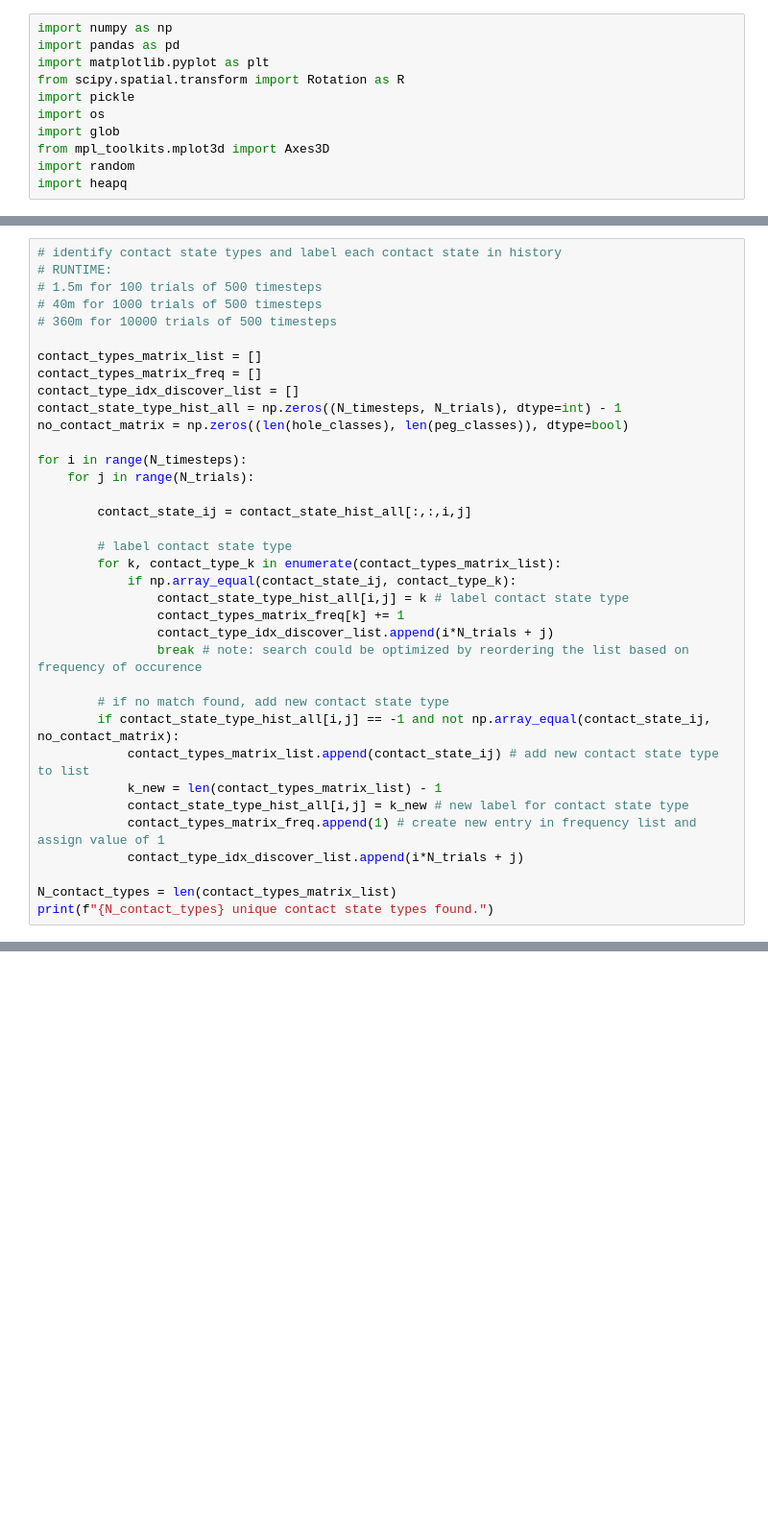
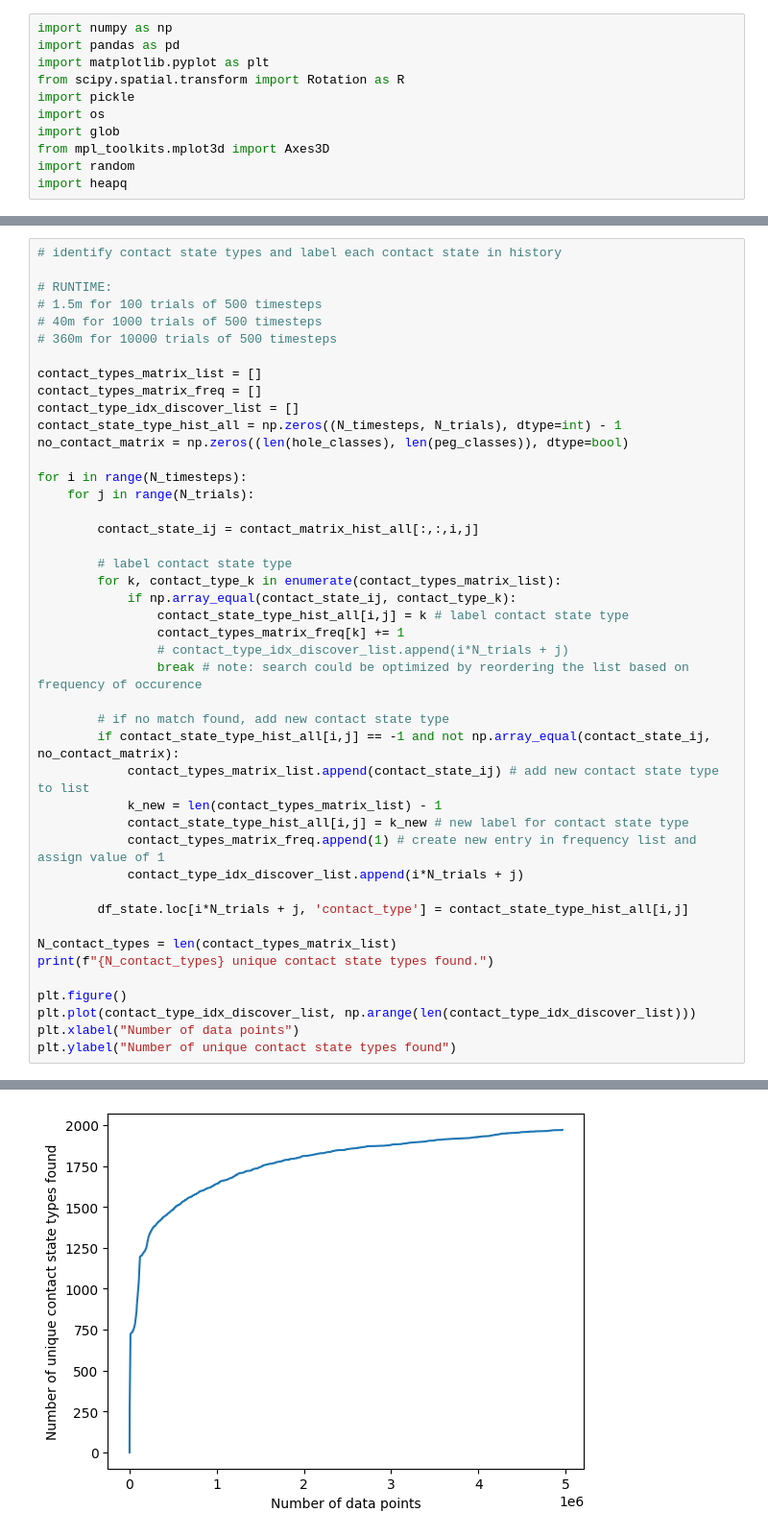
Before and after one commit to abhay-negi-usc/mujoco_contact_graph_generation, a Jupyter notebook: key_contact_graph.ipynb, the cells around one changed output, grey strips where cells are left out. Shown at 96% size. Cells and saved outputs as stored; diff of their text form; blank space fills up the shorter version.

```diff
--- a/key_contact_graph.ipynb
+++ b/key_contact_graph.ipynb
@@ -272,5 +333,6 @@ for i in range(contact_state_freq.shape[0]):
 # %%
 # identify contact state types and label each contact state in history
+
 # RUNTIME:
 # 1.5m for 100 trials of 500 timesteps
 # 40m for 1000 trials of 500 timesteps
@@ -285,14 +347,14 @@ no_contact_matrix = np.zeros((len(hole_classes), len(peg_classes)), dtype=bool)
 for i in range(N_timesteps):
     for j in range(N_trials):
 
-        contact_state_ij = contact_state_hist_all[:,:,i,j]
+        contact_state_ij = contact_matrix_hist_all[:,:,i,j]
 
         # label contact state type
         for k, contact_type_k in enumerate(contact_types_matrix_list):
             if np.array_equal(contact_state_ij, contact_type_k):
                 contact_state_type_hist_all[i,j] = k # label contact state type
                 contact_types_matrix_freq[k] += 1
-                contact_type_idx_discover_list.append(i*N_trials + j)
+                # contact_type_idx_discover_list.append(i*N_trials + j)
                 break # note: search could be optimized by reordering the list based on frequency of occurence
 
         # if no match found, add new contact state type
@@ -303,6 +365,13 @@ for i in range(N_timesteps):
             contact_types_matrix_freq.append(1) # create new entry in frequency list and assign value of 1
             contact_type_idx_discover_list.append(i*N_trials + j)
 
+        df_state.loc[i*N_trials + j, 'contact_type'] = contact_state_type_hist_all[i,j]
+
 N_contact_types = len(contact_types_matrix_list)
 print(f"{N_contact_types} unique contact state types found.")
+
+plt.figure()
+plt.plot(contact_type_idx_discover_list, np.arange(len(contact_type_idx_discover_list)))
+plt.xlabel("Number of data points")
+plt.ylabel("Number of unique contact state types found")
 # %% [output]
@@ -309,0 +380 @@ print(f"{N_contact_types} unique contact state types found.")
+[figure, added]
```
Also changed, not shown: parts of 14 cells of this notebook, 16 other files.
